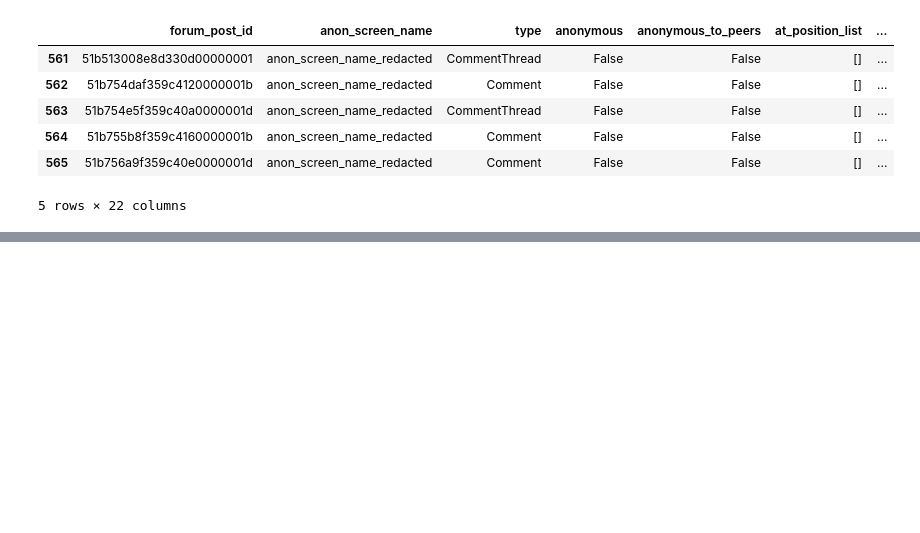
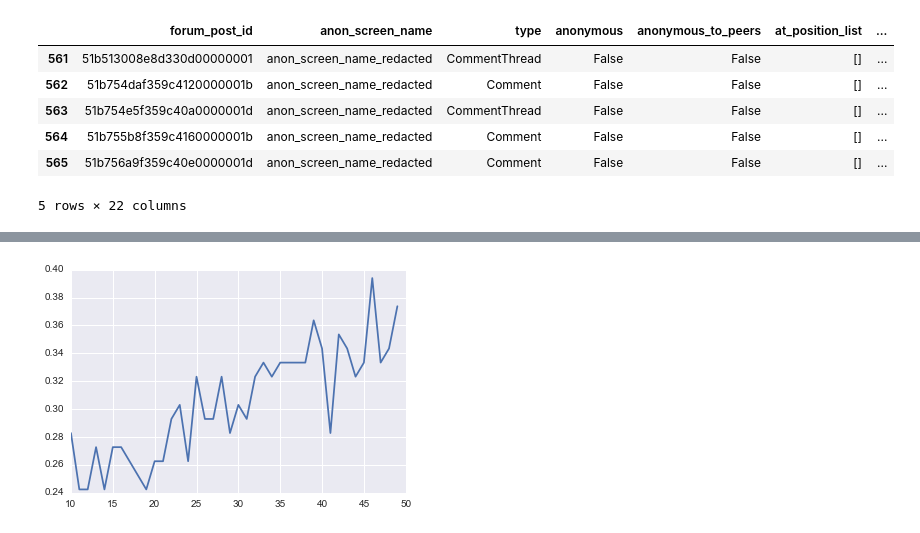
Before and after one commit to wubr2000/FAQ, a Jupyter notebook: med_stat_course.ipynb, the cells around one changed output, grey strips where cells are left out. Cells and saved outputs as stored; diff of their text form; code cells hidden in the pictures; blank space fills up the shorter version.

```diff
--- a/med_stat_course.ipynb
+++ b/med_stat_course.ipynb
@@ -134,7 +133,8 @@ additional_stop_words = [
                          "hello", "student", "sorry", "makes",
                          "sense", "nice", "meet", "yeah", "wow",
                          "hint", "post", "understand", "helped",
-                         "www","http","https","org","web","en","wiki","wikipedia","youtube","edu","com","://"
+                         "www","http","https","org","web","en","wiki","wikipedia","youtube","edu","com","://",
+                         "got"
                          ]
 # %%
 n_samples = len(grouped_comments)
@@ -148,7 +148,7 @@ tfidf = TfidfVectorizer(min_df = 10,
                          ngram_range=(1,2),
                          )
 
-counts = tfidf.fit_transform(grouped_comments[:n_samples])
+counts = tfidf.fit_transform(grouped_comments)
 X = TfidfTransformer().fit_transform(counts)
 
 print X.shape
@@ -347,0 +568,16 @@ I'd pay it but even then they wouldn't take a loser like me.
+# %%
+#Use Random Forest to get sense of best number of topics
+from sklearn.ensemble import RandomForestClassifier
+
+features = 50
+accuracy = []
+
+for f in xrange(10,features):
+    rf = RandomForestClassifier(n_estimators = 500, max_depth=2, max_features=f)
+    rf.fit(X.toarray()[:150], y_true[:150])
+    y_pred_rf = rf.predict(X.toarray()[151:250])
+    accuracy.append((y_pred_rf == y_true[151:250]).mean())
+# %%
+plot(xrange(10,features),accuracy);
+# %% [output]
+[figure, added]
```
Also changed, not shown: parts of 25 cells of this notebook, 1 other file.
